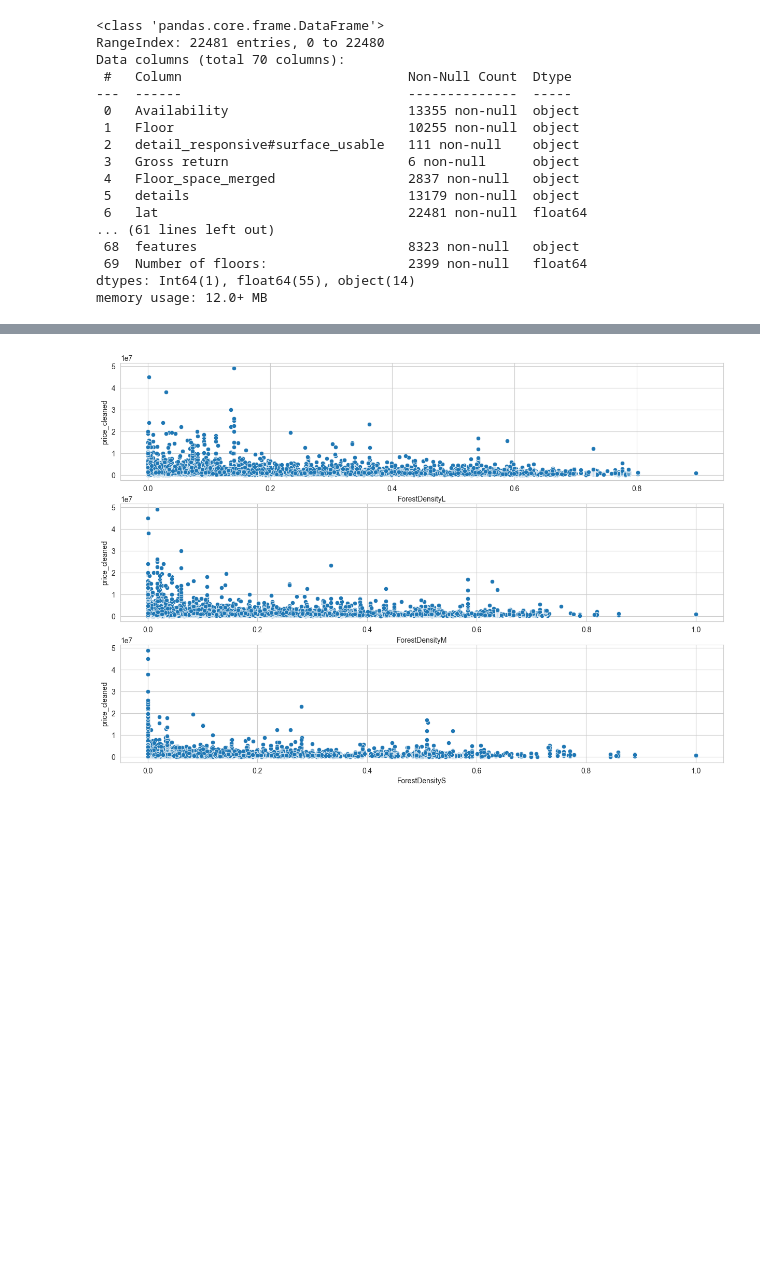
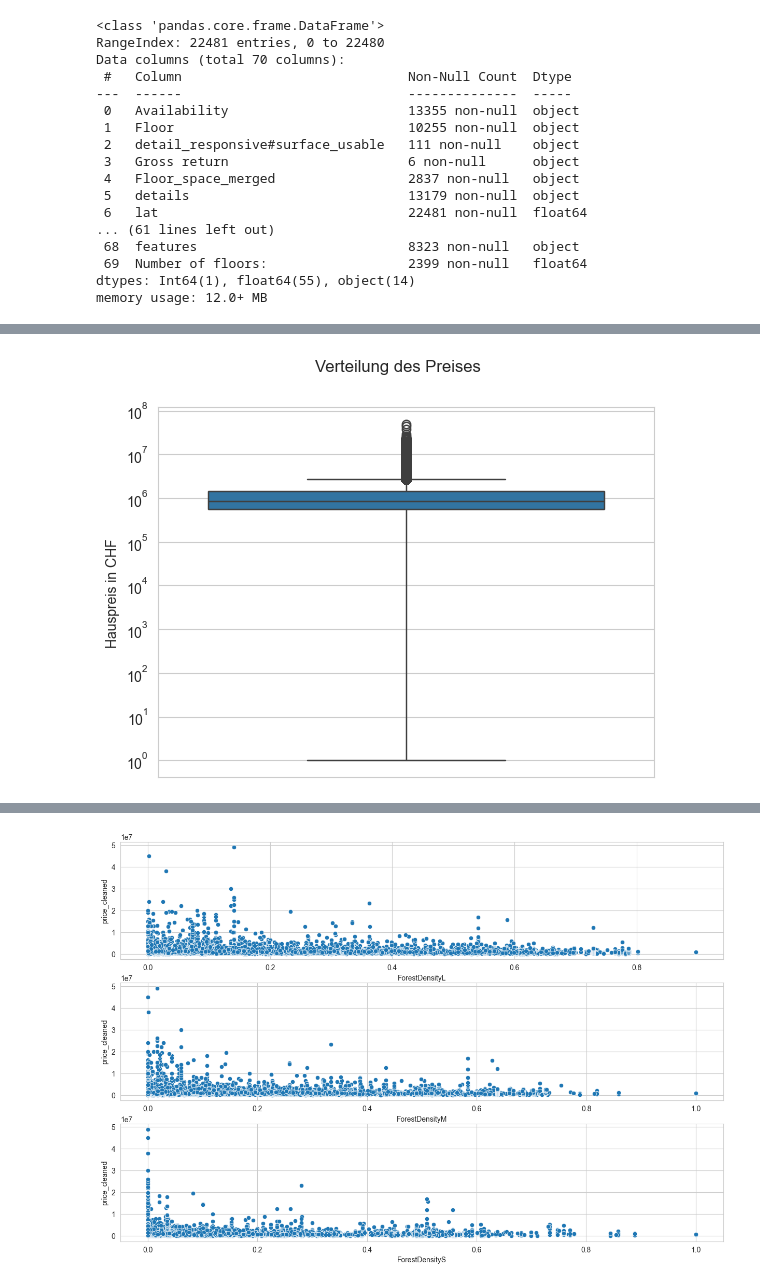
Before and after one commit to staldenhoefler/immo_challenge, a Jupyter notebook: notebooks/EDA.ipynb, the cells around one changed output, grey strips where cells are left out. Saved outputs shown, nothing was run; the diff lists cells and outputs as text; code cells hidden in the pictures; blank space fills up the shorter version.

```diff
--- a/notebooks/EDA.ipynb
+++ b/notebooks/EDA.ipynb
@@ -618,0 +631,12 @@ memory usage: 12.0+ MB
+# %%
+plt.figsize=(7, 7)
+plt.suptitle("Verteilung des Preises")
+sns.boxplot(data=df_clean, y="price_cleaned")
+plt.ylabel("Hauspreis in CHF")
+# Apply logarithmic scale to the y-axis
+plt.yscale('log')
+
+# Show the plot
+plt.show()
+# %% [output]
+[figure, added]
```
Also changed, not shown: parts of 14 cells of this notebook.
